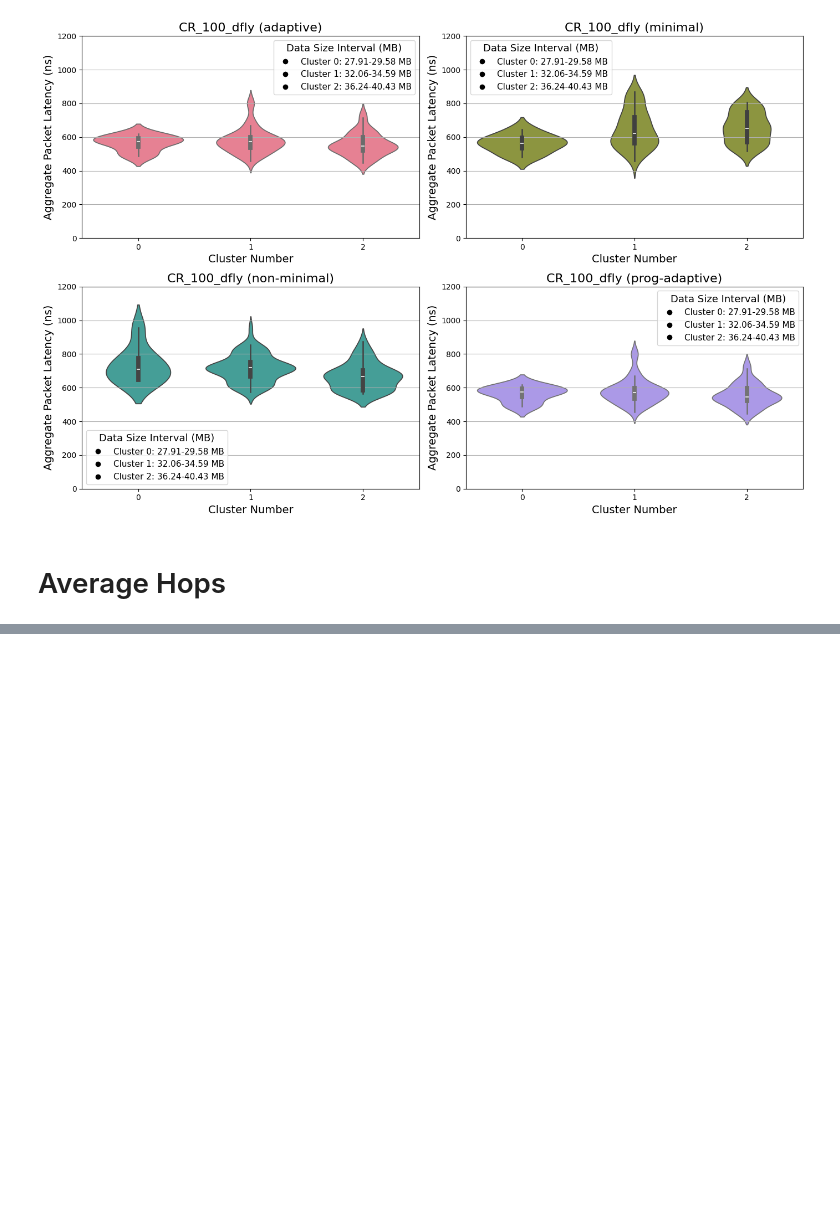
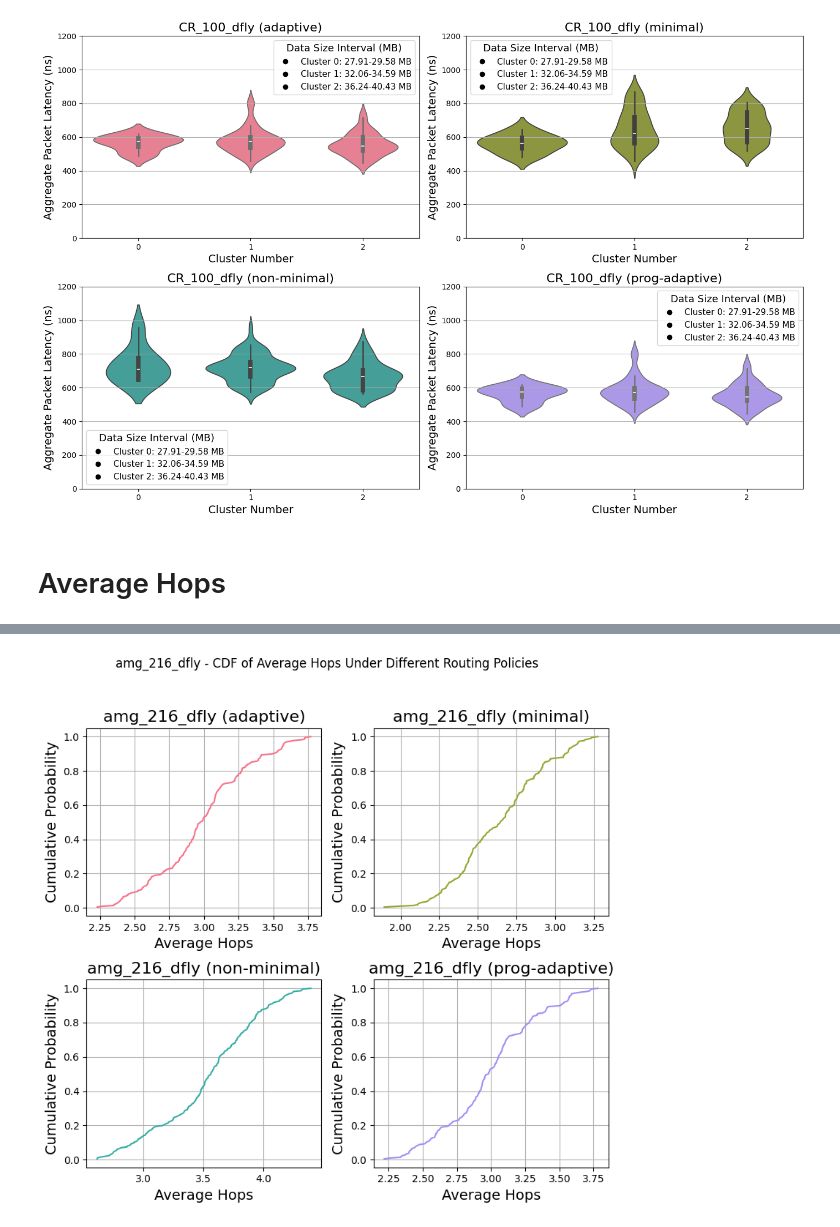
Before and after one commit to zzheng33/cs550, a Jupyter notebook: run/plot.ipynb, the cells around one changed output, grey strips where cells are left out. Drawn from its saved outputs; the diff is of its cells as text; code cells hidden in the pictures; blank space fills up the shorter version.

```diff
--- a/run/plot.ipynb
+++ b/run/plot.ipynb
@@ -225,3 +248,5 @@ plot_cdf_avg_hops("./arxiv/adaptive/amg_27_dfly/dragonfly-msg-stats")
 # %%
-plot_cdf_avg_hops("./arxiv/adaptive/amg_216_dfly/dragonfly-msg-stats")
+plot_cdf_avg_hops("amg_216_dfly")
+# %% [output]
+[figure, added]
 # %%
```
Also changed, not shown: parts of 6 cells of this notebook.
